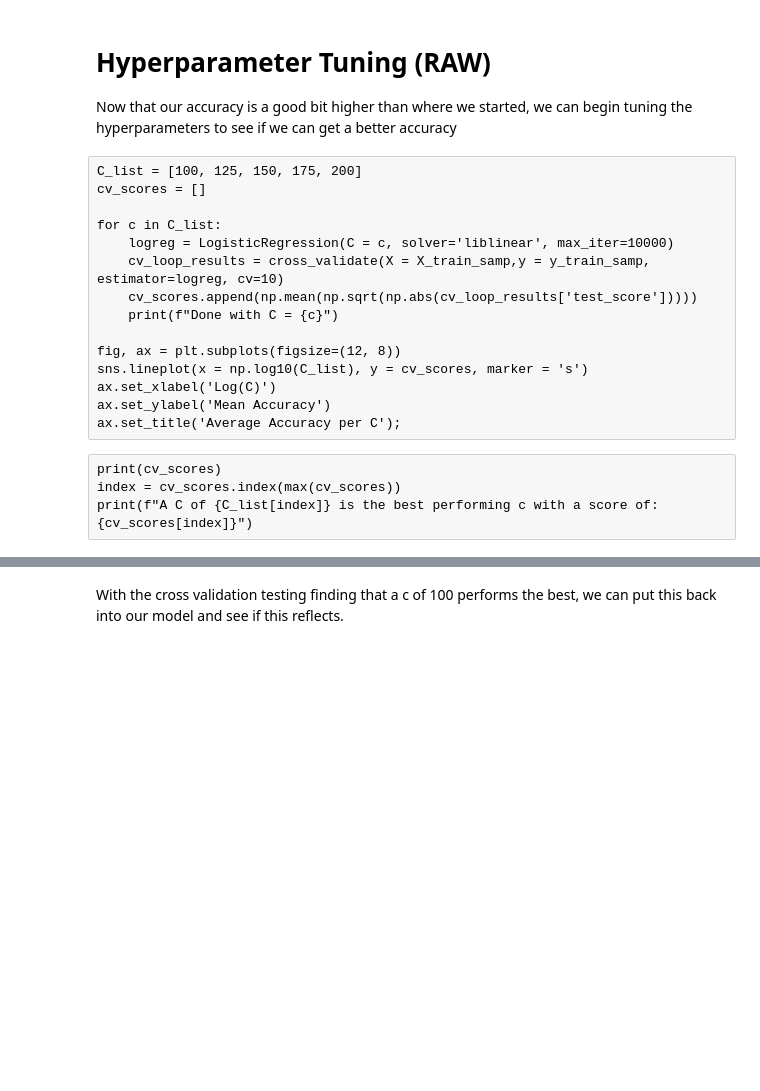
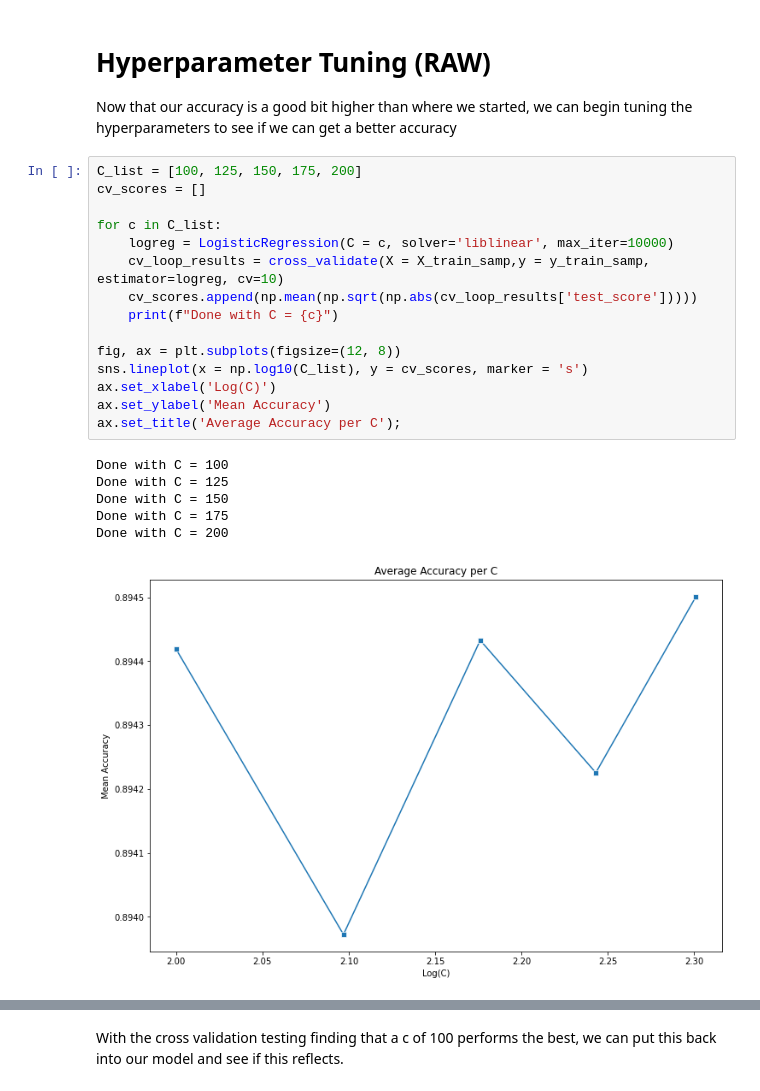
Before and after one commit to Zxhjlk/Phase3Project, a Jupyter notebook: notebooks/ModelResults.ipynb, the cells around one changed output, grey strips where cells are left out. Cells and saved outputs as stored; diff of their text form; blank space fills up the shorter version.

```diff
--- a/notebooks/ModelResults.ipynb
+++ b/notebooks/ModelResults.ipynb
@@ -370,22 +370,25 @@ disp.plot()
 # %% [markdown]
 # Hyperparameter Tuning (RAW)
 Now that our accuracy is a good bit higher than where we started, we can begin tuning the hyperparameters to see if we can get a better accuracy
-# %% [raw]
-C_list = [100, 125, 150, 175, 200]
-cv_scores = []
-
-for c in C_list:
-    logreg = LogisticRegression(C = c, solver='liblinear', max_iter=10000)
-    cv_loop_results = cross_validate(X = X_train_samp,y = y_train_samp, estimator=logreg, cv=10)
-    cv_scores.append(np.mean(np.sqrt(np.abs(cv_loop_results['test_score']))))
-    print(f"Done with C = {c}")
-
-fig, ax = plt.subplots(figsize=(12, 8))
-sns.lineplot(x = np.log10(C_list), y = cv_scores, marker = 's')
-ax.set_xlabel('Log(C)')
-ax.set_ylabel('Mean Accuracy')
-ax.set_title('Average Accuracy per C');
-# %% [raw]
-print(cv_scores)
-index = cv_scores.index(max(cv_scores))
-print(f"A C of {C_list[index]} is the best performing c with a score of: {cv_scores[index]}")
+# %%
+C_list = [100, 125, 150, 175, 200]
+cv_scores = []
+
+for c in C_list:
+    logreg = LogisticRegression(C = c, solver='liblinear', max_iter=10000)
+    cv_loop_results = cross_validate(X = X_train_samp,y = y_train_samp, estimator=logreg, cv=10)
+    cv_scores.append(np.mean(np.sqrt(np.abs(cv_loop_results['test_score']))))
+    print(f"Done with C = {c}")
+
+fig, ax = plt.subplots(figsize=(12, 8))
+sns.lineplot(x = np.log10(C_list), y = cv_scores, marker = 's')
+ax.set_xlabel('Log(C)')
+ax.set_ylabel('Mean Accuracy')
+ax.set_title('Average Accuracy per C');
+# %% [output]
+Done with C = 100
+Done with C = 125
+Done with C = 150
+Done with C = 175
+Done with C = 200
+[figure, added]
```
Also changed, not shown: parts of 10 cells of this notebook.
